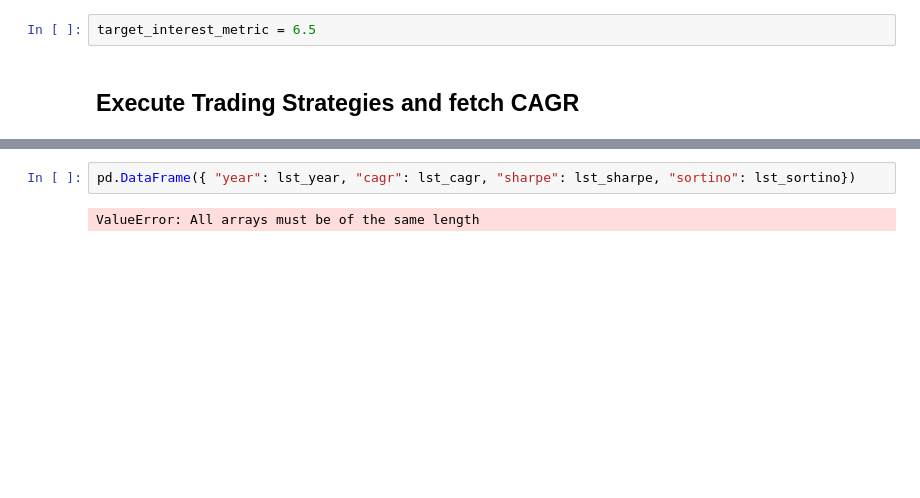
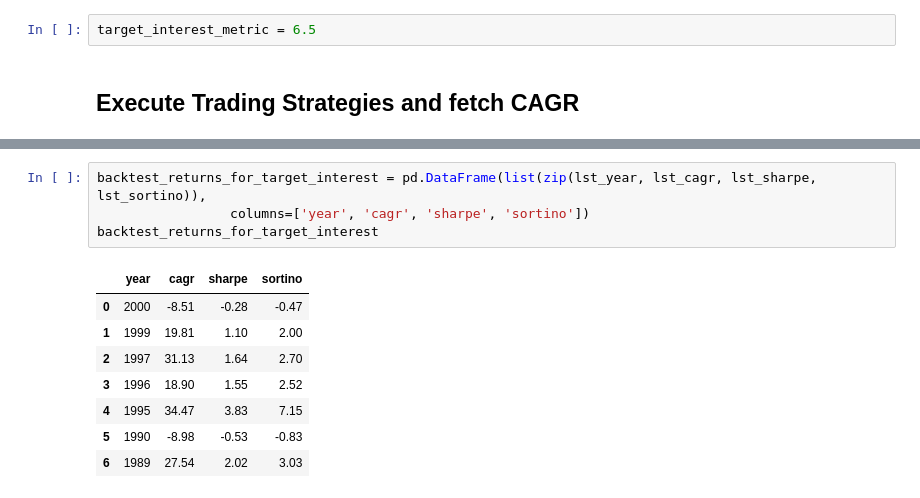
Before and after one commit to kartskri/FinancialTrading, a Jupyter notebook: project/investment_strategy_inflationary_analysis.ipynb, the cells around one changed output, grey strips where cells are left out. Drawn from its saved outputs; the diff is of its cells as text; blank space fills up the shorter version.

```diff
--- a/project/investment_strategy_inflationary_analysis.ipynb
+++ b/project/investment_strategy_inflationary_analysis.ipynb
@@ -238,4 +262,13 @@ for yr in target_years:
-# %%
-pd.DataFrame({ "year": lst_year, "cagr": lst_cagr, "sharpe": lst_sharpe, "sortino": lst_sortino})
-# %% [output]
-ValueError: All arrays must be of the same length
+# %%
+backtest_returns_for_target_interest = pd.DataFrame(list(zip(lst_year, lst_cagr, lst_sharpe, lst_sortino)),
+                 columns=['year', 'cagr', 'sharpe', 'sortino'])
+backtest_returns_for_target_interest
+# %% [output]
+|  | year | cagr | sharpe | sortino |
+| 0 | 2000 | -8.51 | -0.28 | -0.47 |
+| 1 | 1999 | 19.81 | 1.10 | 2.00 |
+| 2 | 1997 | 31.13 | 1.64 | 2.70 |
+| 3 | 1996 | 18.90 | 1.55 | 2.52 |
+| 4 | 1995 | 34.47 | 3.83 | 7.15 |
+| 5 | 1990 | -8.98 | -0.53 | -0.83 |
+| 6 | 1989 | 27.54 | 2.02 | 3.03 |
```
Also changed, not shown: parts of 1 cell of this notebook.
